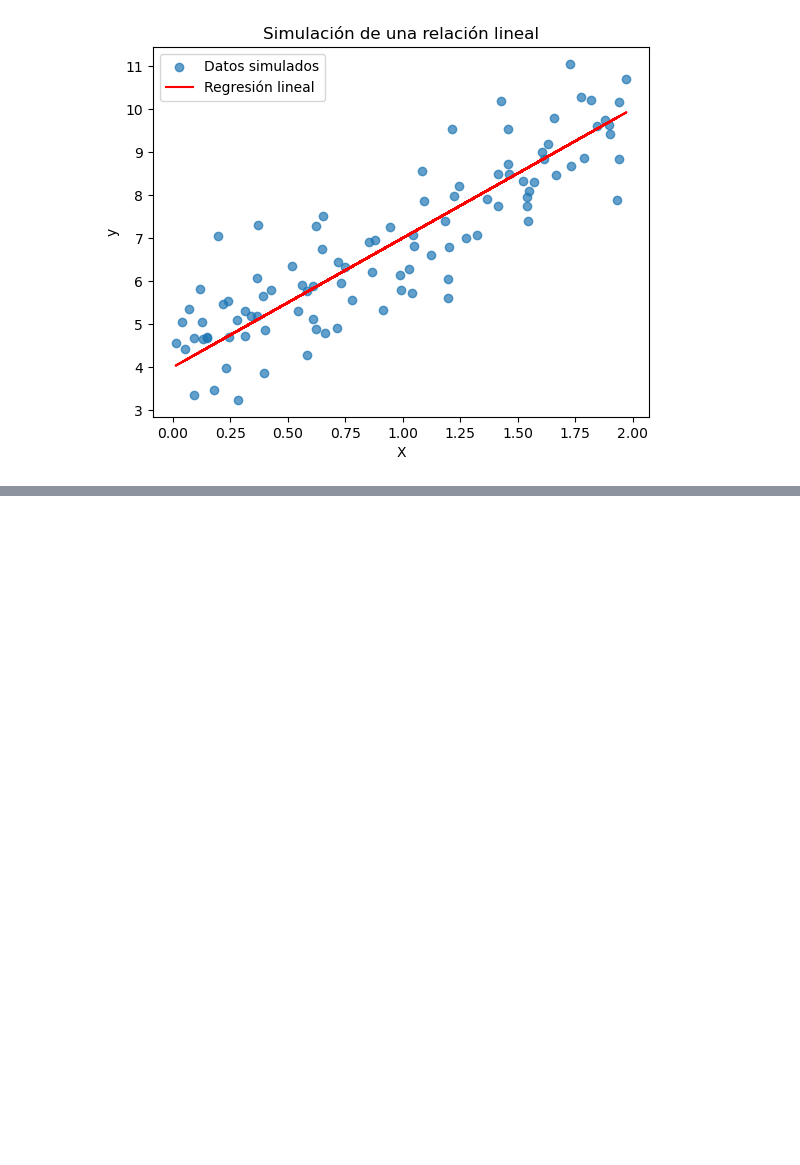
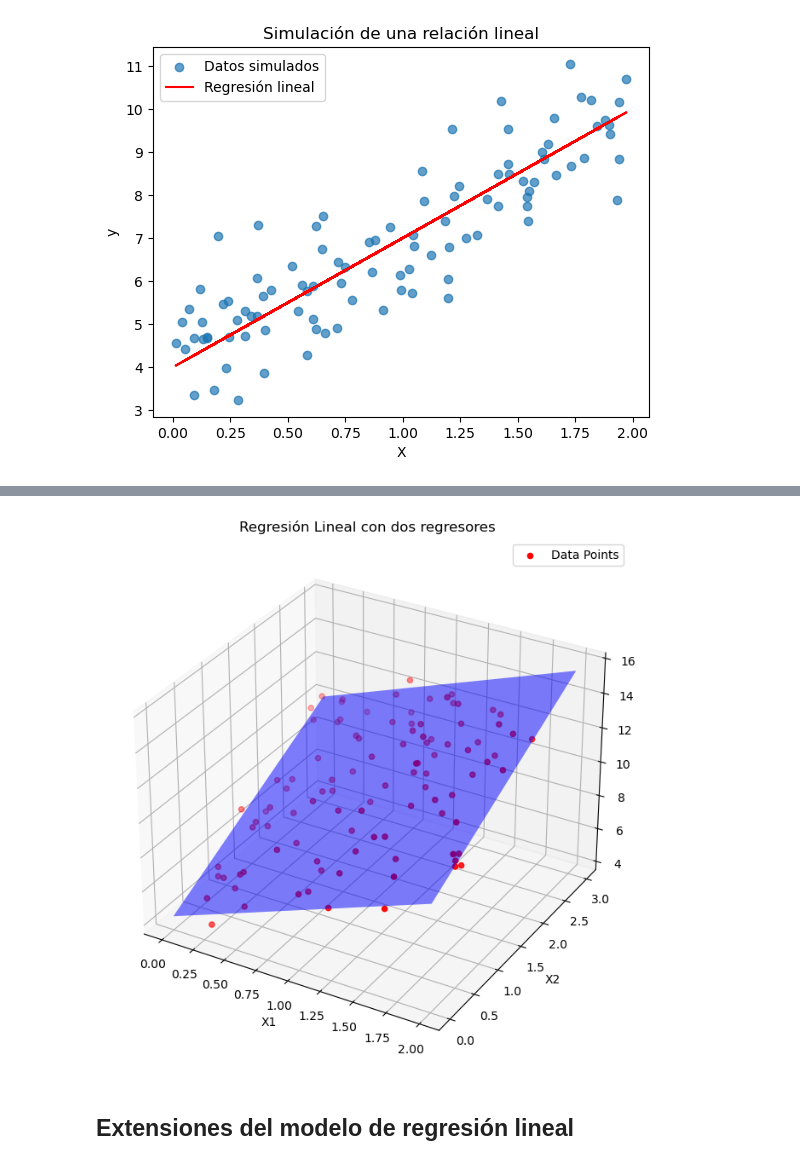
Before and after one commit to contreras-juan/UPTC_Diplomado_Ciencia_de_Datos, a Jupyter notebook: metodos_supervisados/Regresión_Lineal.ipynb, the cells around one changed output, grey strips where cells are left out. Saved outputs shown, nothing was run; the diff lists cells and outputs as text; code cells hidden in the pictures; blank space fills up the shorter version.

Commit message:
Agregar explicaciones de las notas de regresión lineal

```diff
--- a/metodos_supervisados/Regresión_Lineal.ipynb
+++ b/metodos_supervisados/Regresión_Lineal.ipynb
@@ -50,0 +312,42 @@ Una de las preguntas principales es cómo podemos encontrar $\alpha$ y $\beta$ e
+# %%
+from mpl_toolkits.mplot3d import Axes3D
+from sklearn.linear_model import LinearRegression
+
+# Generating random data
+np.random.seed(0)
+n_samples = 100
+X1 = 2 * np.random.rand(n_samples, 1)
+X2 = 3 * np.random.rand(n_samples, 1)
+y = 4 + 3 * X1 + 2 * X2 + np.random.randn(n_samples, 1)
+
+# Fit linear regression model
+reg = LinearRegression()
+X = np.hstack((X1, X2))
+reg.fit(X, y)
+coef = reg.coef_
+intercept = reg.intercept_
+
+# Create meshgrid for plotting
+x1_range = np.linspace(0, 2, 10)
+x2_range = np.linspace(0, 3, 10)
+x1_mesh, x2_mesh = np.meshgrid(x1_range, x2_range)
+y_pred_mesh = intercept + coef[0][0] * x1_mesh + coef[0][1] * x2_mesh
+
+# Plotting
+fig = plt.figure(figsize=(8, 8))
+ax = fig.add_subplot(111, projection='3d')
+
+ax.scatter(X1, X2, y, color='red', label='Data Points')
+ax.plot_surface(x1_mesh, x2_mesh, y_pred_mesh, alpha=0.5, rstride=100, cstride=100, color='blue')
+
+ax.set_xlabel('X1')
+ax.set_ylabel('X2')
+ax.set_zlabel('Y')
+
+plt.title('Regresión Lineal con dos regresores')
+plt.legend()
+plt.show()
+# %% [output]
+[figure, added]
+# %% [markdown]
+<h2> Extensiones del modelo de regresión lineal </h2>
```
Also changed, not shown: parts of 28 cells of this notebook.
